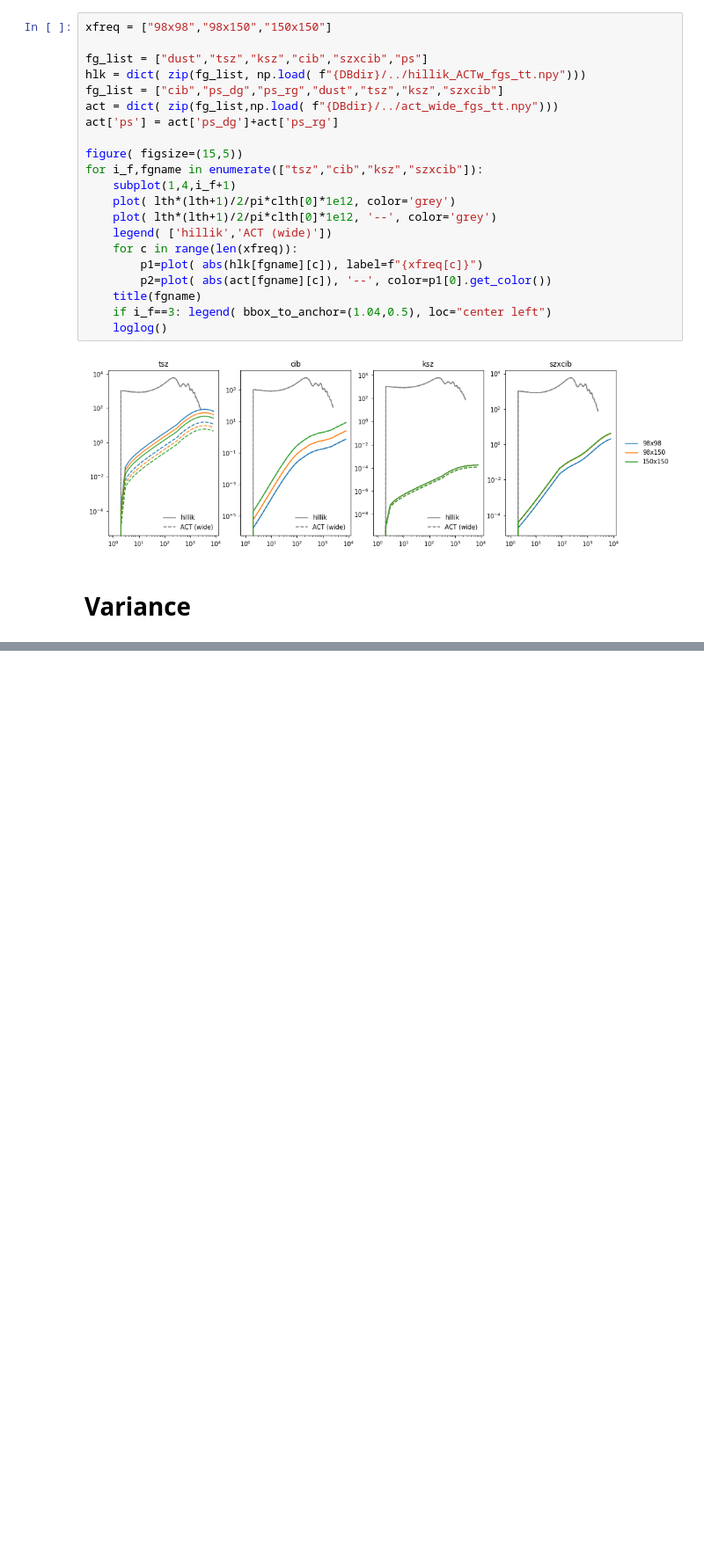
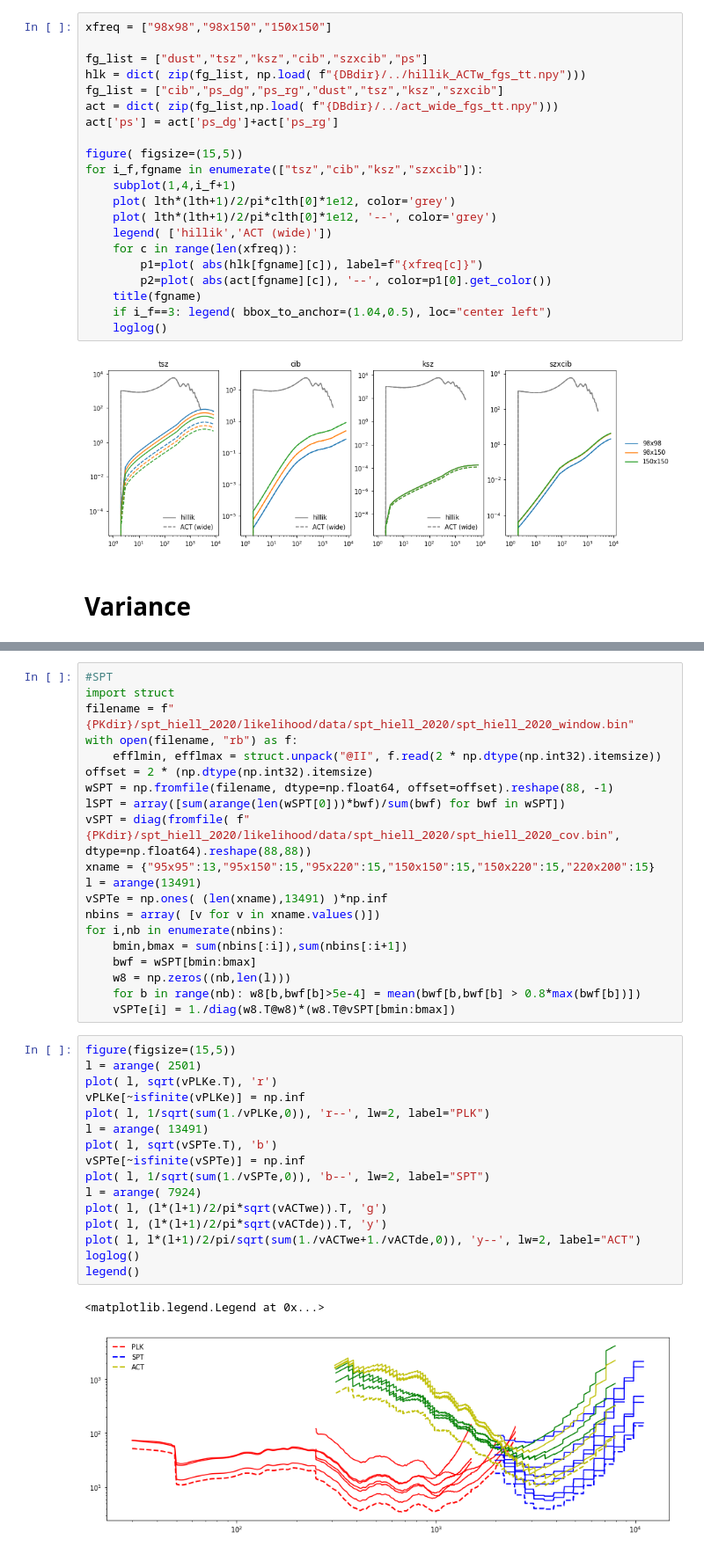
Before and after one commit to mtristram/hillik, a Jupyter notebook: scripts/hillik_models.ipynb, the cells around one changed output, grey strips where cells are left out. Shown: that part at 88% size. Drawn from its saved outputs; the diff is of its cells as text; blank space fills up the shorter version.

```diff
--- a/scripts/hillik_models.ipynb
+++ b/scripts/hillik_models.ipynb
@@ -174,0 +143,39 @@ legend()
+# %%
+#SPT
+import struct
+filename = f"{PKdir}/spt_hiell_2020/likelihood/data/spt_hiell_2020/spt_hiell_2020_window.bin"
+with open(filename, "rb") as f:
+    efflmin, efflmax = struct.unpack("@II", f.read(2 * np.dtype(np.int32).itemsize))
+offset = 2 * (np.dtype(np.int32).itemsize)
+wSPT = np.fromfile(filename, dtype=np.float64, offset=offset).reshape(88, -1)
+lSPT = array([sum(arange(len(wSPT[0]))*bwf)/sum(bwf) for bwf in wSPT])
+vSPT = diag(fromfile( f"{PKdir}/spt_hiell_2020/likelihood/data/spt_hiell_2020/spt_hiell_2020_cov.bin", dtype=np.float64).reshape(88,88))
+xname = {"95x95":13,"95x150":15,"95x220":15,"150x150":15,"150x220":15,"220x200":15}
+l = arange(13491)
+vSPTe = np.ones( (len(xname),13491) )*np.inf
+nbins = array( [v for v in xname.values()])
+for i,nb in enumerate(nbins):
+    bmin,bmax = sum(nbins[:i]),sum(nbins[:i+1])
+    bwf = wSPT[bmin:bmax]
+    w8 = np.zeros((nb,len(l)))
+    for b in range(nb): w8[b,bwf[b]>5e-4] = mean(bwf[b,bwf[b] > 0.8*max(bwf[b])])
+    vSPTe[i] = 1./diag(w8.T@w8)*(w8.T@vSPT[bmin:bmax])
+# %%
+figure(figsize=(15,5))
+l = arange( 2501)
+plot( l, sqrt(vPLKe.T), 'r')
+vPLKe[~isfinite(vPLKe)] = np.inf
+plot( l, 1/sqrt(sum(1./vPLKe,0)), 'r--', lw=2, label="PLK")
+l = arange( 13491)
+plot( l, sqrt(vSPTe.T), 'b')
+vSPTe[~isfinite(vSPTe)] = np.inf
+plot( l, 1/sqrt(sum(1./vSPTe,0)), 'b--', lw=2, label="SPT")
+l = arange( 7924)
+plot( l, (l*(l+1)/2/pi*sqrt(vACTwe)).T, 'g')
+plot( l, (l*(l+1)/2/pi*sqrt(vACTde)).T, 'y')
+plot( l, l*(l+1)/2/pi/sqrt(sum(1./vACTwe+1./vACTde,0)), 'y--', lw=2, label="ACT")
+loglog()
+legend()
+# %% [output]
+<matplotlib.legend.Legend at 0x...>
+[figure, added]
```
Also changed, not shown: parts of 7 cells of this notebook, 1 other file.
